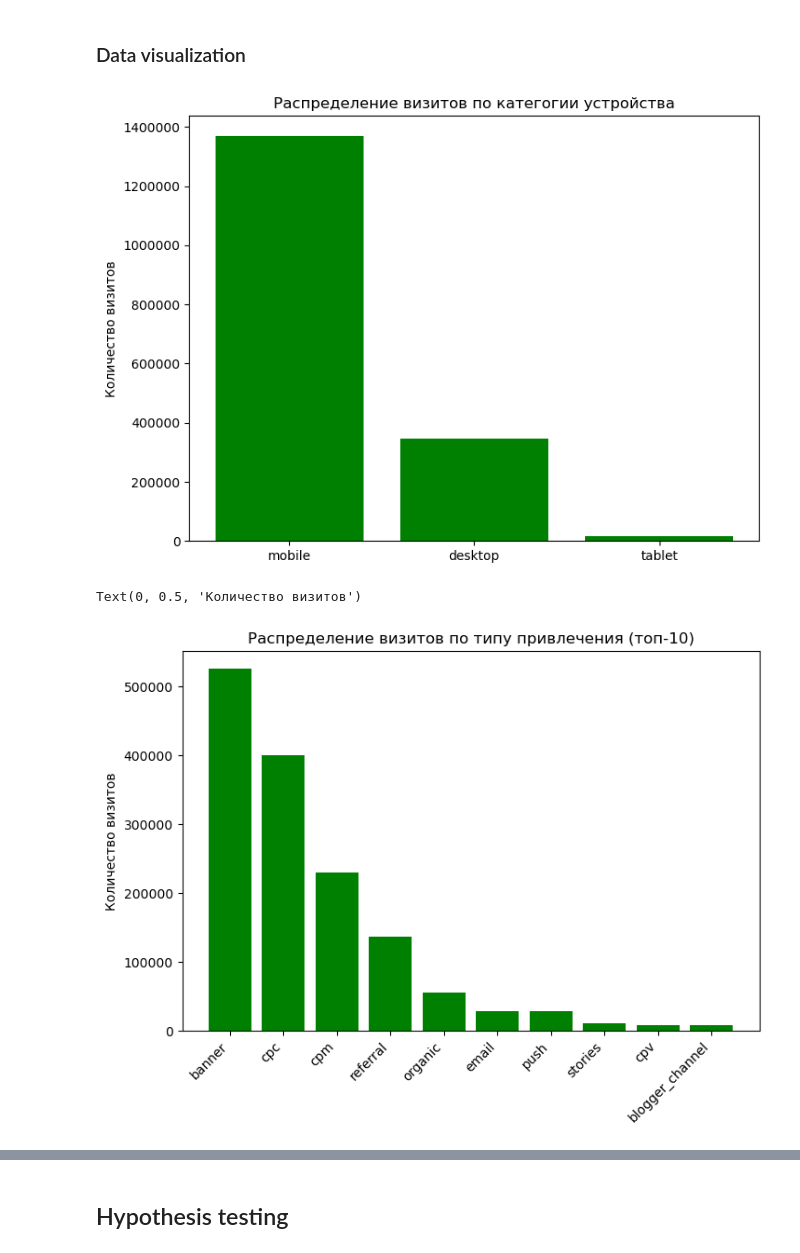
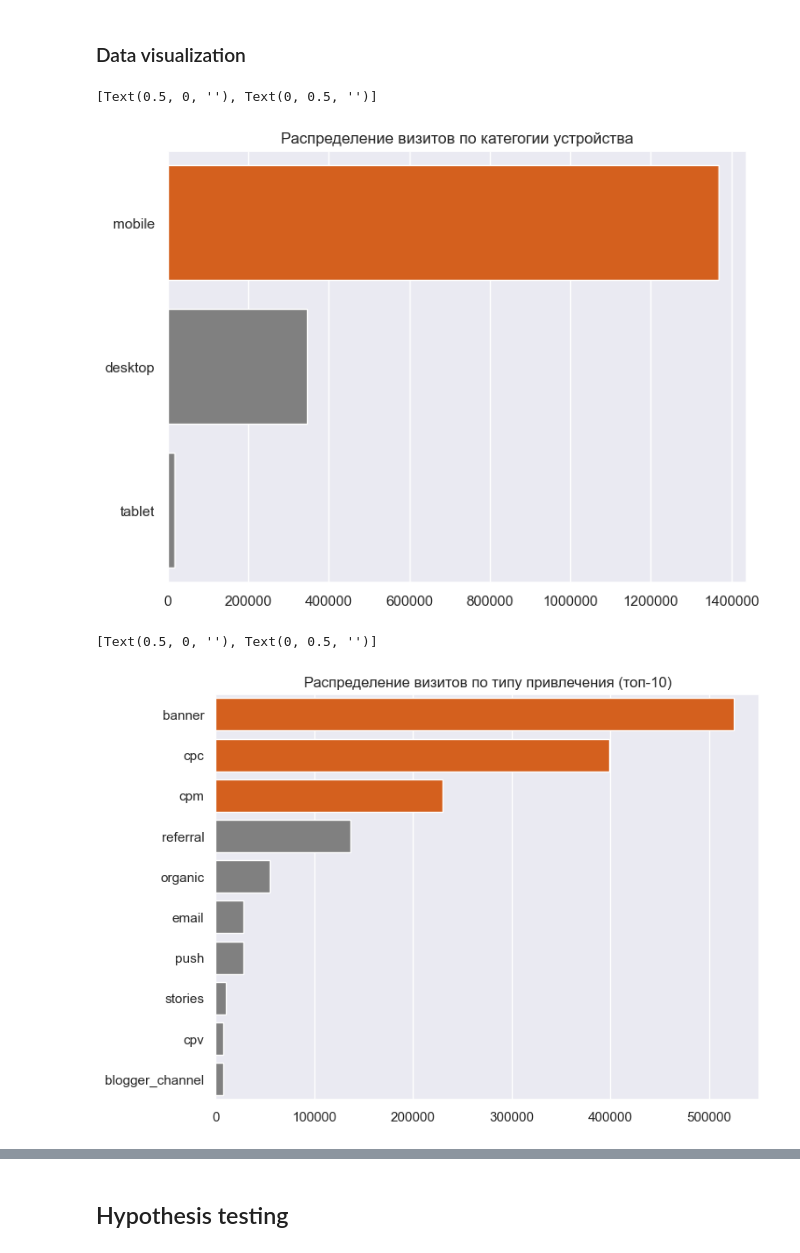
Before and after one commit to Dimayo/car_subscription, a Jupyter notebook: subscription_data.ipynb, the cells around one changed output, grey strips where cells are left out. Drawn from its saved outputs; the diff is of its cells as text; code cells hidden in the pictures.

Commit message:
changed visualization

```diff
--- a/subscription_data.ipynb
+++ b/subscription_data.ipynb
@@ -310,30 +314,33 @@ df_bar = df['device_category'].value_counts()
 df_bar = df_bar.reset_index()
 df_bar.rename(columns = {'index': 'device_category', 'device_category': 'visits'}, inplace = True)
 
+sns.set()
 fig,ax = plt.subplots(figsize=(8,6))
-ax.bar(df_bar['device_category'], df_bar['visits'], color='green')
+cols = ['grey' if (x < max(df_bar.visits)) else '#f25700' for x in df_bar.visits]
+sns.barplot(y = df_bar['device_category'], x = df_bar['visits'], palette=cols)
+ax.xaxis.set_major_formatter(FormatStrFormatter('%.0f'))
 ax.set_title('Распределение визитов по категогии устройства')
-ax.set_ylabel('Количество визитов')
-ax.yaxis.set_major_formatter(FormatStrFormatter('%.0f'))
+ax.set(xlabel=None, ylabel=None)
 # %% [output]
+[Text(0.5, 0, ''), Text(0, 0.5, '')]
-[figure, old version]
+[figure, new version]
 # %%
 #Распределение визитов по типу привлечения
 
 df_utm = df['utm_medium'].value_counts()
 df_utm.drop(labels='(none)', axis=0, inplace=True)
 df_utm = df_utm.iloc[0:10]
 df_utm =  df_utm.reset_index()
 df_utm.rename(columns = {'index': 'utm_medium', 'utm_medium': 'visits'}, inplace = True)
 
 fig,ax = plt.subplots(figsize=(8,6))
-fig.autofmt_xdate(rotation=45)
-ax.bar(df_utm['utm_medium'], df_utm['visits'], color='green')
+cols = ['#f25700' if (x in list(df_utm.visits[:3])) else 'grey' for x in df_utm.visits]
+sns.barplot(x = df_utm['visits'], y = df_utm['utm_medium'], palette=cols)
 ax.set_title('Распределение визитов по типу привлечения (топ-10)')
-ax.set_ylabel('Количество визитов')
+ax.set(xlabel=None, ylabel=None)
 # %% [output]
-Text(0, 0.5, 'Количество визитов')
+[Text(0.5, 0, ''), Text(0, 0.5, '')]
-[figure, old version]
+[figure, new version]
 # %%
 #Количество визитов по датам
 
```
Also changed, not shown: parts of 19 cells of this notebook.
